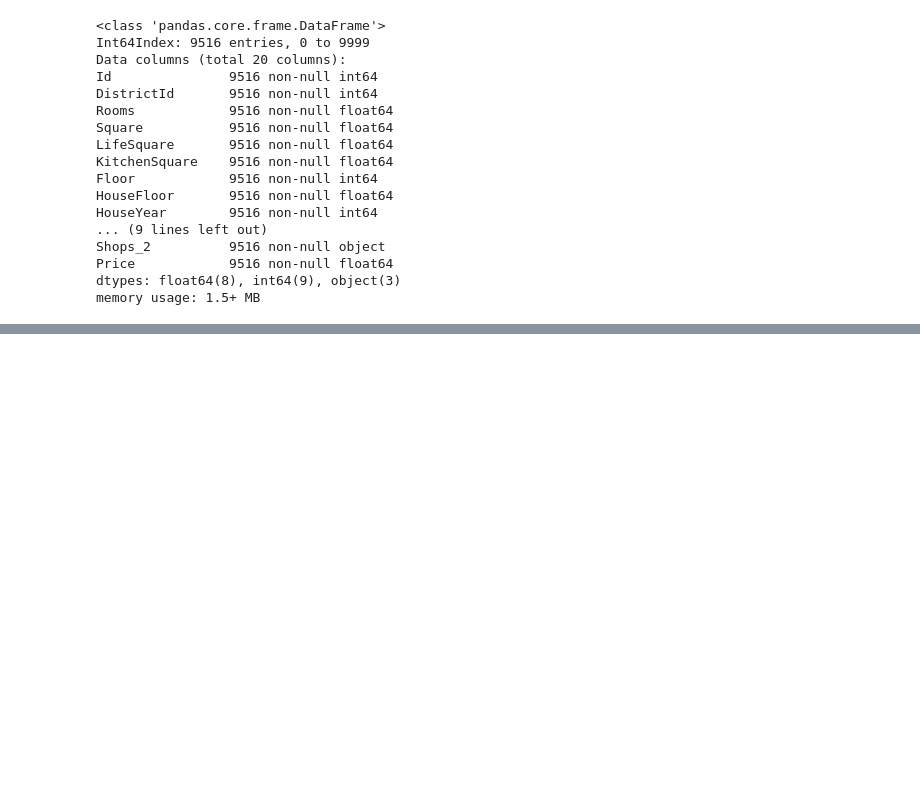
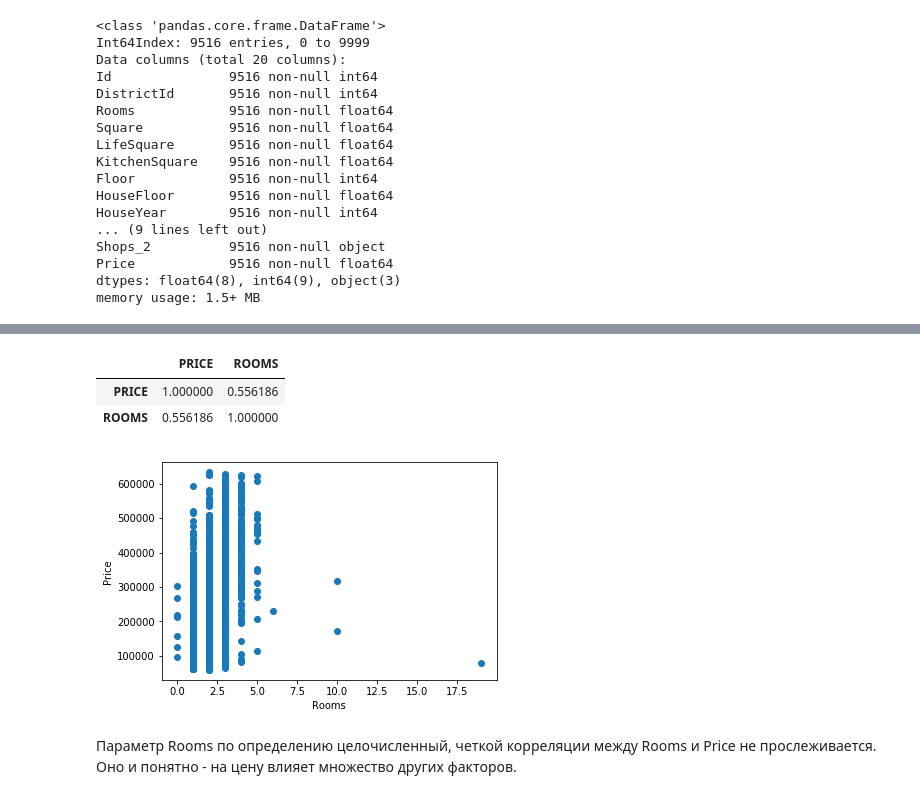
Before and after one commit to nawww83/pyton_ds, a Jupyter notebook: NovikovAV_kursovoy.ipynb, the cells around one changed output, grey strips where cells are left out. Saved outputs shown, nothing was run; the diff lists cells and outputs as text; code cells hidden in the pictures; blank space fills up the shorter version.

```diff
--- a/NovikovAV_kursovoy.ipynb
+++ b/NovikovAV_kursovoy.ipynb
@@ -244,0 +261,17 @@ memory usage: 1.5+ MB
+# %%
+d_RP = pd.DataFrame({'ROOMS':pd.Series(d_cleared['Rooms']), 'PRICE':pd.Series(d_cleared['Price'])})
+# %%
+d_RP.corr()
+# %% [output]
+|  | PRICE | ROOMS |
+| PRICE | 1.000000 | 0.556186 |
+| ROOMS | 0.556186 | 1.000000 |
+# %%
+plt.scatter(d_RP.loc[:,'ROOMS'], d_RP.loc[:,'PRICE'])
+plt.xlabel('Rooms')
+plt.ylabel('Price')
+plt.show()
+# %% [output]
+[figure, added]
+# %% [markdown]
+Параметр Rooms по определению целочисленный, четкой корреляции между Rooms и Price не прослеживается. Оно и понятно - на цену влияет множество других факторов.
```
Also changed, not shown: parts of 59 cells of this notebook.
